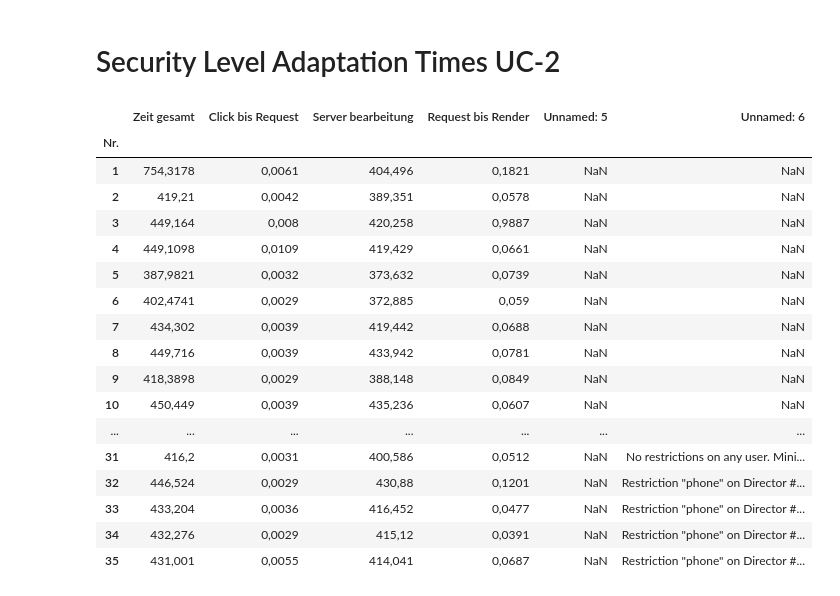
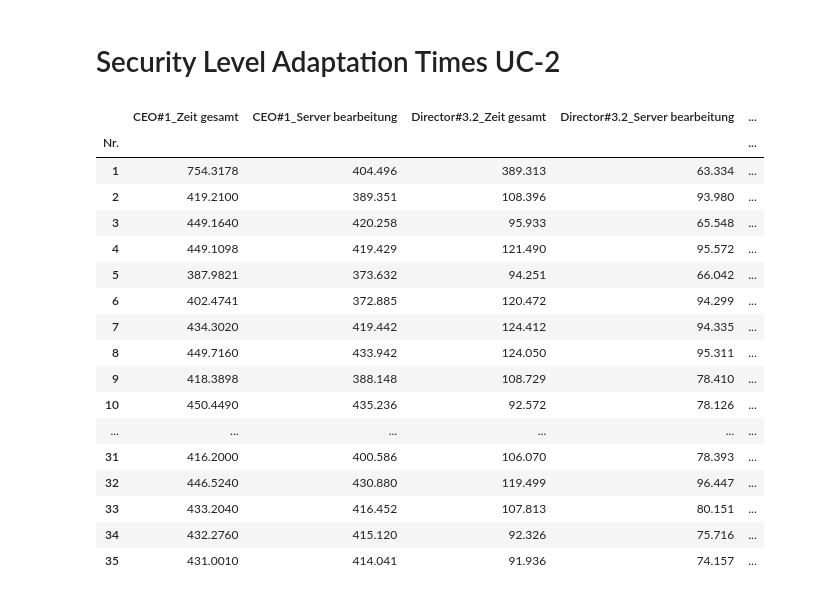
Before and after one commit to jku-lit-scsl/ecsa25_safer-d_uc-1, a Jupyter notebook: eval/02_uc-2_sec_lvl_eval.ipynb, the cells around one changed output. Saved outputs shown, nothing was run; the diff lists cells and outputs as text; code cells hidden in the pictures.

```diff
--- a/eval/02_uc-2_sec_lvl_eval.ipynb
+++ b/eval/02_uc-2_sec_lvl_eval.ipynb
@@ -9,48 +9,54 @@ import seaborn as sns
 # %%
 
 # Adjusted directory path
 
-directory_path = concat_path(get_project_root_directory(), 'eval', 'raw', 'sec-level-adaptations-uc-2')
-
-# Initialize an empty dictionary to hold data for all files
-data_dict_eval = {}
+directory_path = concat_path(get_project_root_directory(), 'eval', 'raw', 'sec-level-adaptations-uc-2', 'cleaned')
 
 df = pd.DataFrame()
+df_temp = pd.DataFrame()
 
 # Iterate through all files in the directory
 for file_name in os.listdir(directory_path):
 
     if file_name.endswith(".csv"):  # Ensure we're processing csv files
 
         file_path = concat_path(directory_path, file_name)
 
         # Extract the identifier from the filename (last number before "_tta_eval")
         identifier = file_name.replace('.csv', '')
 
-        df = pd.read_csv(file_path, index_col=0)
-        break
+        df_temp = pd.read_csv(file_path, index_col=0)
 
-# Create a DataFrame from the dictionary
+        df_temp = df_temp.replace(',', '.', regex=True)
+        df_temp = df_temp.astype(float)
+
+        # Prefix columns with the filename identifier
+        df_temp.columns = [f"{identifier}_{col}" for col in df_temp.columns]
+
+        # Append the temporary DataFrame to the main DataFrame
+        df = pd.concat([df, df_temp], axis=1)
+
+
 df
 # %% [output]
-|  | Zeit gesamt | Click bis Request | Server bearbeitung | Request bis Render | Unnamed: 5 | Unnamed: 6 |
-| Nr. |  |  |  |  |  |  |
-| 1 | 754,3178 | 0,0061 | 404,496 | 0,1821 | NaN | NaN |
-| 2 | 419,21 | 0,0042 | 389,351 | 0,0578 | NaN | NaN |
-| 3 | 449,164 | 0,008 | 420,258 | 0,9887 | NaN | NaN |
-| 4 | 449,1098 | 0,0109 | 419,429 | 0,0661 | NaN | NaN |
-| 5 | 387,9821 | 0,0032 | 373,632 | 0,0739 | NaN | NaN |
-| 6 | 402,4741 | 0,0029 | 372,885 | 0,059 | NaN | NaN |
-| 7 | 434,302 | 0,0039 | 419,442 | 0,0688 | NaN | NaN |
-| 8 | 449,716 | 0,0039 | 433,942 | 0,0781 | NaN | NaN |
-| 9 | 418,3898 | 0,0029 | 388,148 | 0,0849 | NaN | NaN |
-| 10 | 450,449 | 0,0039 | 435,236 | 0,0607 | NaN | NaN |
-| ... | ... | ... | ... | ... | ... | ... |
-| 31 | 416,2 | 0,0031 | 400,586 | 0,0512 | NaN | No restrictions on any user. Mini... |
-| 32 | 446,524 | 0,0029 | 430,88 | 0,1201 | NaN | Restriction "phone" on Director #... |
-| 33 | 433,204 | 0,0036 | 416,452 | 0,0477 | NaN | Restriction "phone" on Director #... |
-| 34 | 432,276 | 0,0029 | 415,12 | 0,0391 | NaN | Restriction "phone" on Director #... |
-| 35 | 431,001 | 0,0055 | 414,041 | 0,0687 | NaN | Restriction "phone" on Director #... |
+|  | CEO#1_Zeit gesamt | CEO#1_Server bearbeitung | Director#3.2_Zeit gesamt | Director#3.2_Server bearbeitung | ... |
+| Nr. |  |  |  |  | ... |
+| 1 | 754.3178 | 404.496 | 389.313 | 63.334 | ... |
+| 2 | 419.2100 | 389.351 | 108.396 | 93.980 | ... |
+| 3 | 449.1640 | 420.258 | 95.933 | 65.548 | ... |
+| 4 | 449.1098 | 419.429 | 121.490 | 95.572 | ... |
+| 5 | 387.9821 | 373.632 | 94.251 | 66.042 | ... |
+| 6 | 402.4741 | 372.885 | 120.472 | 94.299 | ... |
+| 7 | 434.3020 | 419.442 | 124.412 | 94.335 | ... |
+| 8 | 449.7160 | 433.942 | 124.050 | 95.311 | ... |
+| 9 | 418.3898 | 388.148 | 108.729 | 78.410 | ... |
+| 10 | 450.4490 | 435.236 | 92.572 | 78.126 | ... |
+| ... | ... | ... | ... | ... | ... |
+| 31 | 416.2000 | 400.586 | 106.070 | 78.393 | ... |
+| 32 | 446.5240 | 430.880 | 119.499 | 96.447 | ... |
+| 33 | 433.2040 | 416.452 | 107.813 | 80.151 | ... |
+| 34 | 432.2760 | 415.120 | 92.326 | 75.716 | ... |
+| 35 | 431.0010 | 414.041 | 91.936 | 74.157 | ... |
 # %%
 # Create boxplots for each column in the DataFrame
 df.boxplot(figsize=(10, 6))
```
Also changed, not shown: parts of 9 cells of this notebook.
